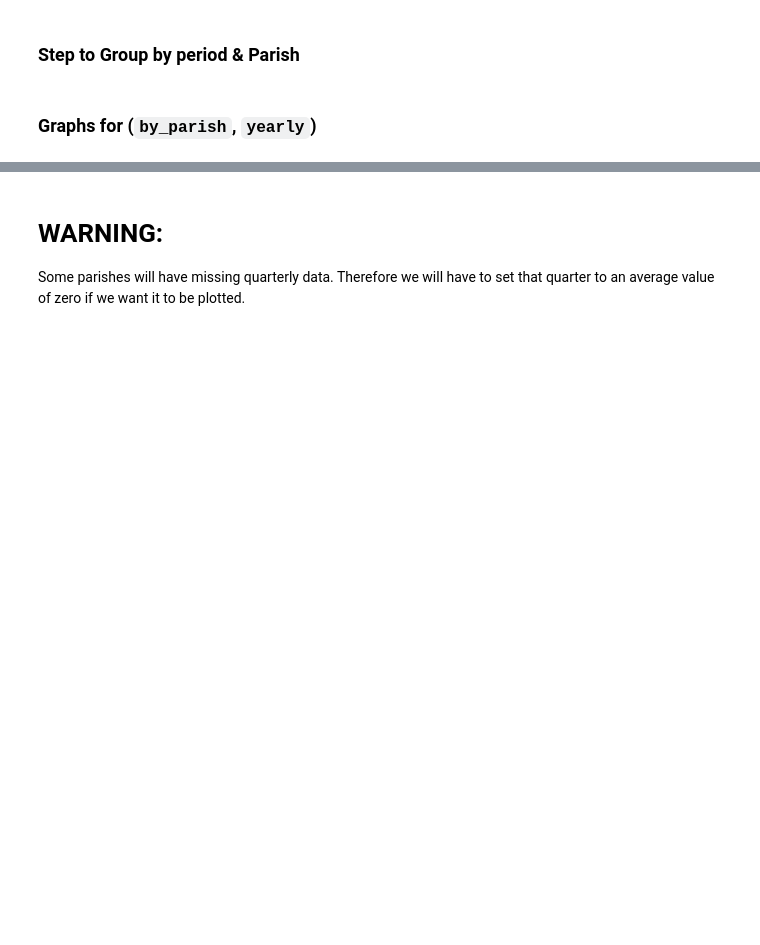
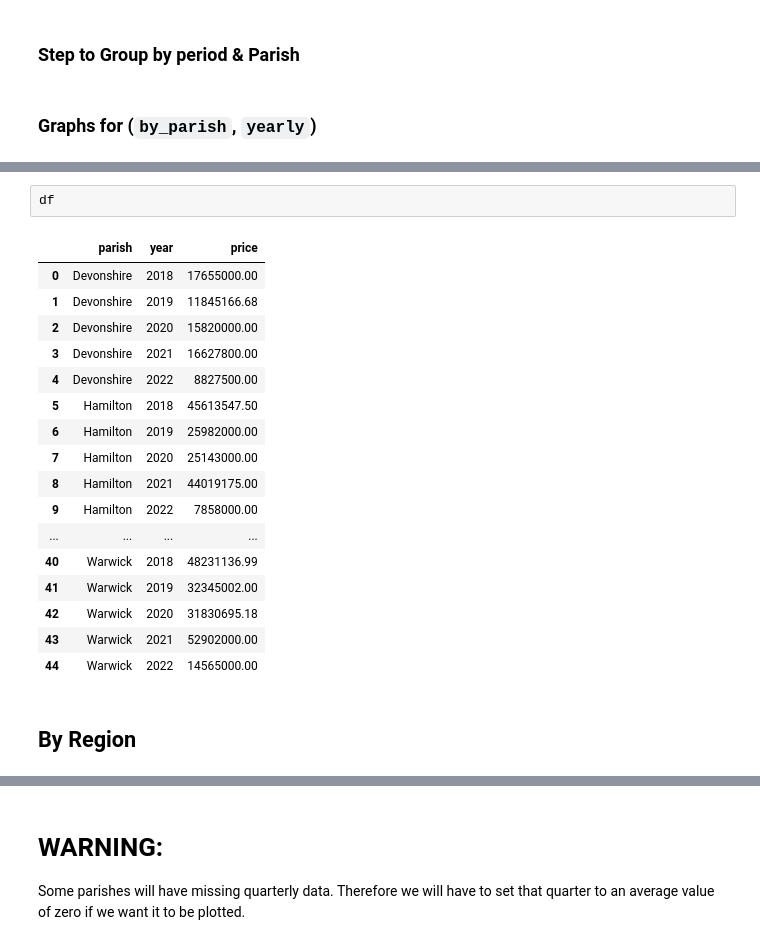
Before and after one commit to bermuda-automation/kw-data-reports, a Jupyter notebook: reports_data_and_graphs.ipynb, the cells around one changed output, grey strips where cells are left out. Cells and saved outputs as stored; diff of their text form; blank space fills up the shorter version.

```diff
--- a/reports_data_and_graphs.ipynb
+++ b/reports_data_and_graphs.ipynb
@@ -521,0 +571,22 @@ bar_graph_by_parish_and_period(df, "year")
+# %%
+df
+# %% [output]
+|  | parish | year | price |
+| 0 | Devonshire | 2018 | 17655000.00 |
+| 1 | Devonshire | 2019 | 11845166.68 |
+| 2 | Devonshire | 2020 | 15820000.00 |
+| 3 | Devonshire | 2021 | 16627800.00 |
+| 4 | Devonshire | 2022 | 8827500.00 |
+| 5 | Hamilton | 2018 | 45613547.50 |
+| 6 | Hamilton | 2019 | 25982000.00 |
+| 7 | Hamilton | 2020 | 25143000.00 |
+| 8 | Hamilton | 2021 | 44019175.00 |
+| 9 | Hamilton | 2022 | 7858000.00 |
+| ... | ... | ... | ... |
+| 40 | Warwick | 2018 | 48231136.99 |
+| 41 | Warwick | 2019 | 32345002.00 |
+| 42 | Warwick | 2020 | 31830695.18 |
+| 43 | Warwick | 2021 | 52902000.00 |
+| 44 | Warwick | 2022 | 14565000.00 |
+# %% [markdown]
+## By Region
```
Also changed, not shown: parts of 36 cells of this notebook, 3 other files.
